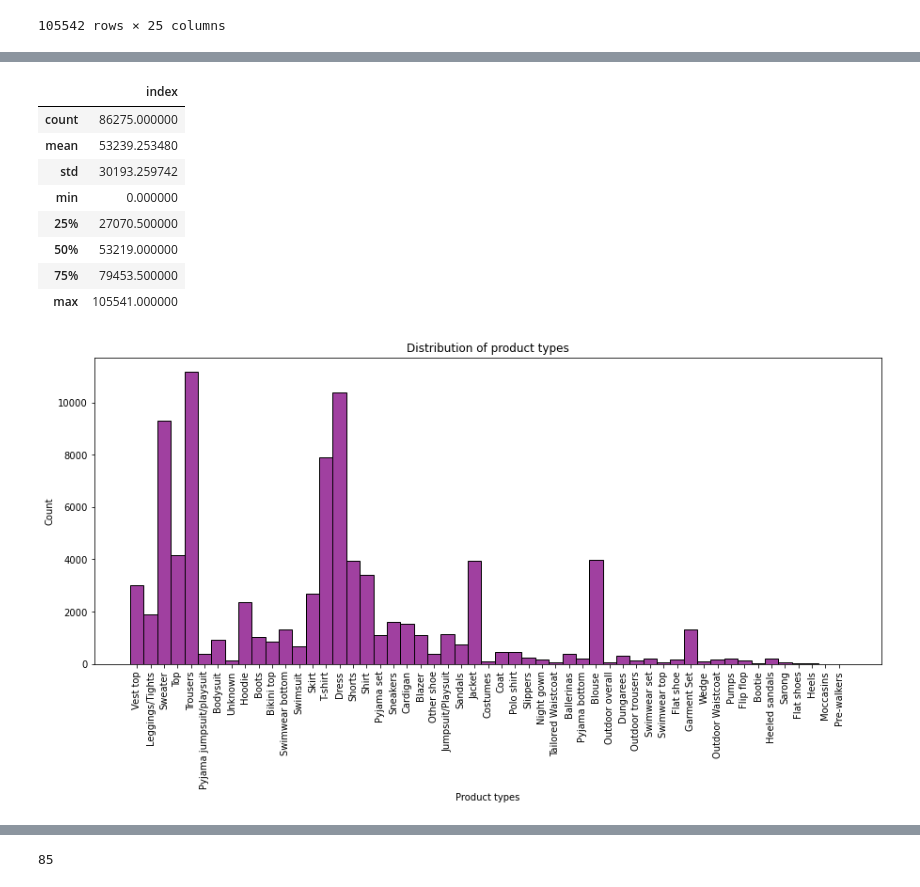
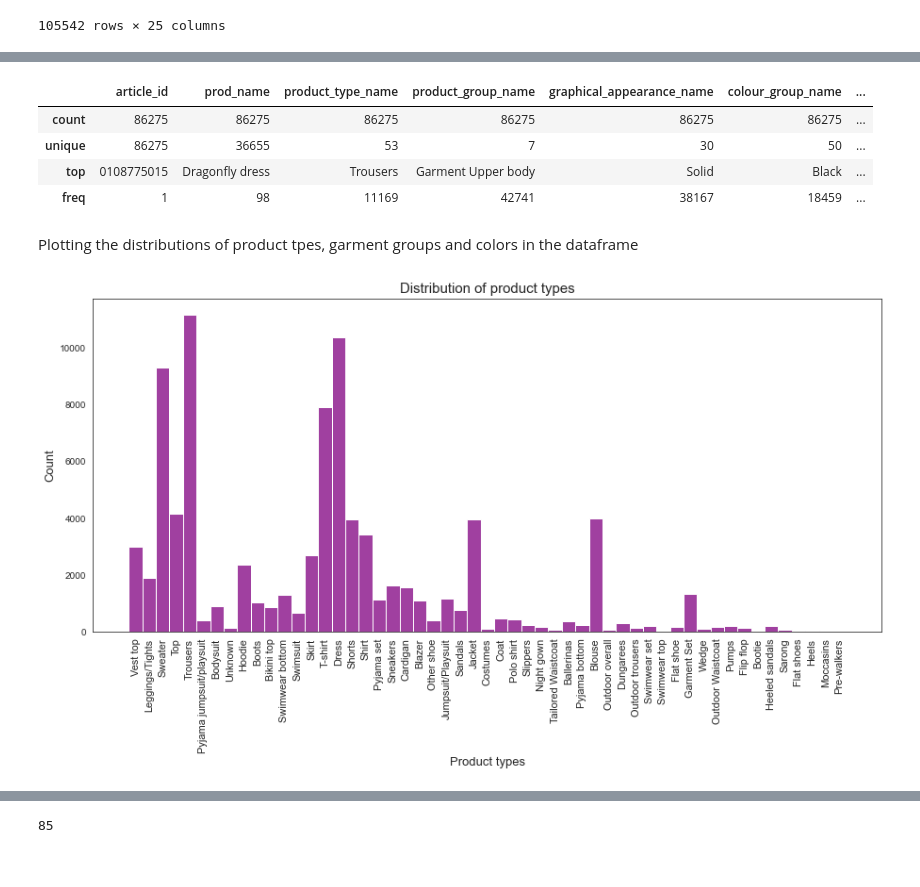
Before and after one commit to NikhilK-crypto/SmartStyleHub, a Jupyter notebook: SmartStyleHub - EDA.ipynb, the cells around one changed output, grey strips where cells are left out. Cells and saved outputs as stored; diff of their text form; code cells hidden in the pictures.

```diff
--- a/SmartStyleHub - EDA.ipynb
+++ b/SmartStyleHub - EDA.ipynb
@@ -65,9 +84,10 @@ dtype: int64
 # %%
-plt.figure(figsize=(15,6))
+plt.figure(figsize=(15,6.5))
+sns.set_style("white")
 sns.histplot(x=articles.loc[articles['product_group_name']=='Unknown']['section_name'],color='darkorange')
-plt.title('Distribution of sections under the Unknown product group and product type')
-plt.xlabel('Section name')
-plt.xticks(rotation=90, fontsize=10)
-#plt.yscale('log')
+plt.title('Distribution of sections under the Unknown product group and product type', fontsize=15)
+plt.xlabel('Section name',fontsize=13)
+plt.ylabel('Count',fontsize=13)
+plt.xticks(rotation=90, fontsize=11)
 plt.show()
 # %% [output]
@@ -87,3 +111,7 @@ departments_to_remove_list=['Clean Lingerie','Expressive Lingerie','Casual Linge
                            'Ladies Sport Bras','Small Accessories','Bags']
 selected_unknownproductgroup_articles = selected_articles.loc[(selected_articles['product_group_name']=='Unknown') &
                                           (~selected_articles['department_name'].isin(departments_to_remove_list))]
+
+indices_to_replace=selected_unknownproductgroup_articles.index
+selected_articles.loc[indices_to_replace]=selected_unknownproductgroup_articles
+selected_articles=selected_articles.drop('index',axis=1)
@@ -125,22 +136,20 @@ selected_articles
 # %%
 selected_articles.describe()
 # %% [output]
-|  | index |
-| count | 86275.000000 |
-| mean | 53239.253480 |
-| std | 30193.259742 |
-| min | 0.000000 |
-| 25% | 27070.500000 |
-| 50% | 53219.000000 |
-| 75% | 79453.500000 |
-| max | 105541.000000 |
+|  | article_id | prod_name | product_type_name | product_group_name | graphical_appearance_name | colour_group_name | ... |
+| count | 86275 | 86275 | 86275 | 86275 | 86275 | 86275 | ... |
+| unique | 86275 | 36655 | 53 | 7 | 30 | 50 | ... |
+| top | 0108775015 | Dragonfly dress | Trousers | Garment Upper body | Solid | Black | ... |
+| freq | 1 | 98 | 11169 | 42741 | 38167 | 18459 | ... |
+# %% [markdown]
+Plotting the distributions of product tpes, garment groups and colors in the dataframe
 # %%
-plt.figure(figsize=(15,6))
+plt.figure(figsize=(15,6.5))
 sns.histplot(x=selected_articles['product_type_name'],color='purple')
-plt.title('Distribution of product types')
-plt.xlabel('Product types')
-plt.xticks(rotation=90, fontsize=10)
-#plt.yscale('log')
+plt.title('Distribution of product types',fontsize=15)
+plt.xlabel('Product types',fontsize=13)
+plt.ylabel('Count',fontsize=13)
+plt.xticks(rotation=90, fontsize=11)
 plt.show()
 # %% [output]
-[figure, old version]
+[figure, new version]
```
Also changed, not shown: parts of 34 cells of this notebook.
